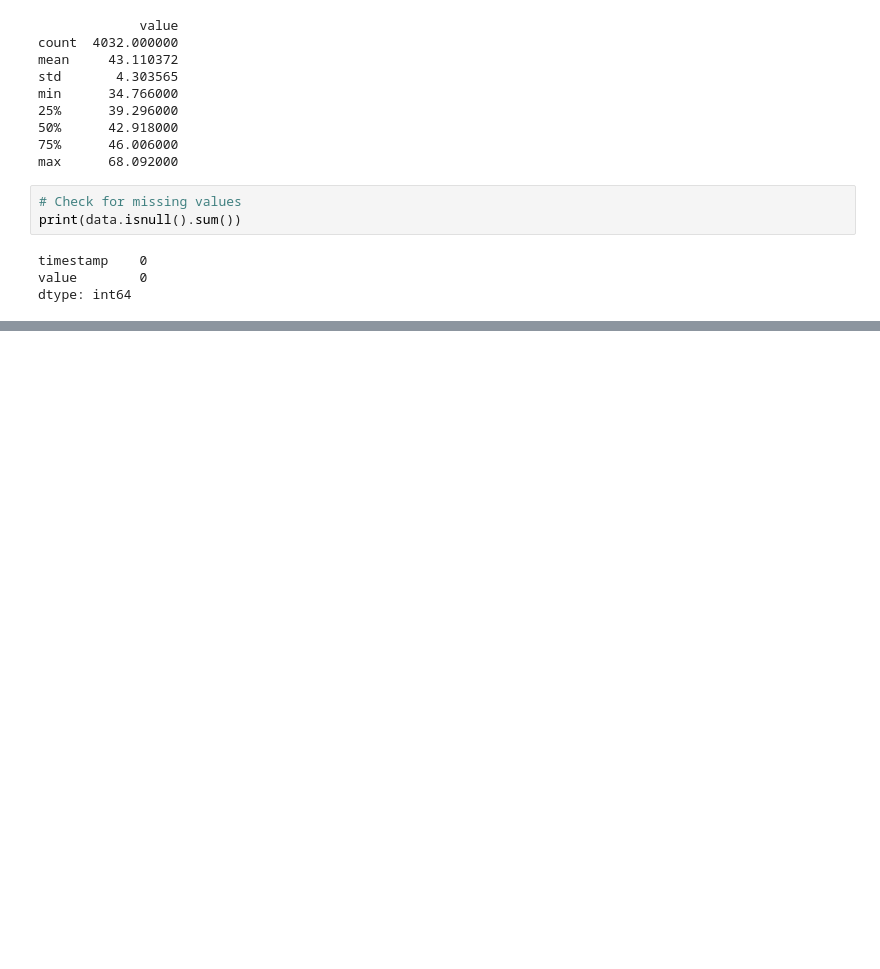
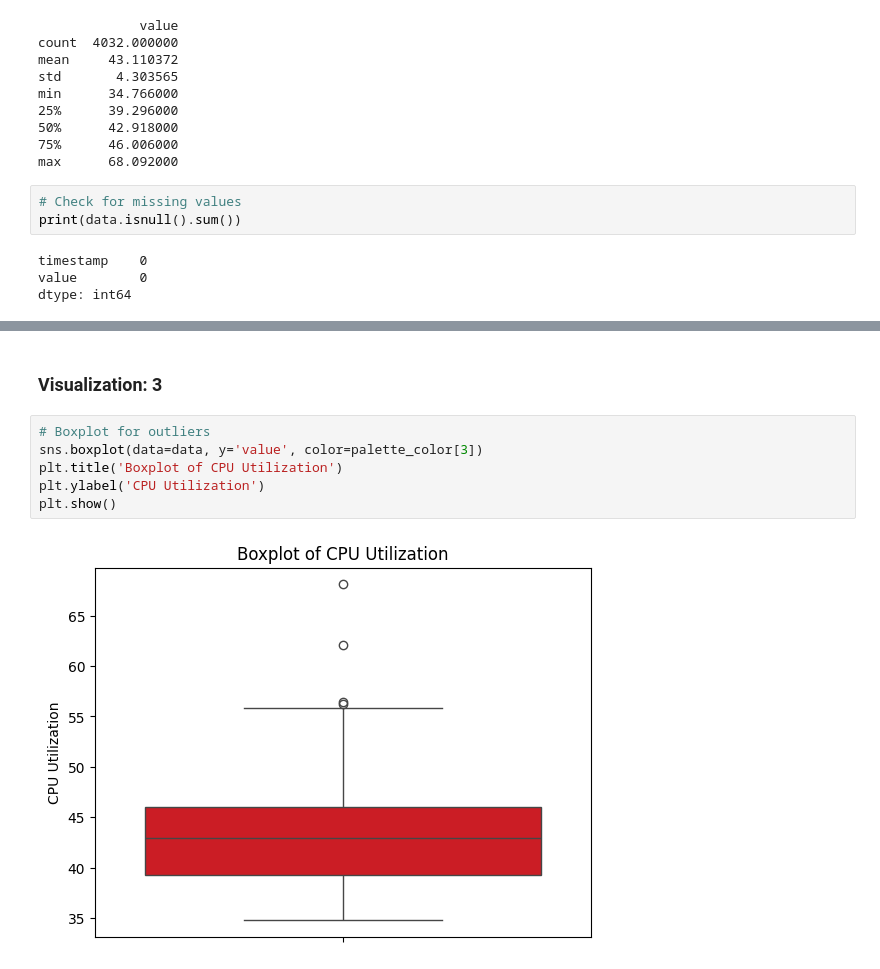
Before and after one commit to UBCSE-ngupta22/CSE676_Assign2, a Jupyter notebook: ngupta22_jatinjay_assignment2_part_2.ipynb, the cells around one changed output, grey strips where cells are left out. Saved outputs shown, nothing was run; the diff lists cells and outputs as text; blank space fills up the shorter version.

```diff
--- a/ngupta22_jatinjay_assignment2_part_2.ipynb
+++ b/ngupta22_jatinjay_assignment2_part_2.ipynb
@@ -35,0 +68,10 @@ dtype: int64
+# %% [markdown]
+### Visualization: 3
+# %%
+# Boxplot for outliers
+sns.boxplot(data=data, y='value', color=palette_color[3])
+plt.title('Boxplot of CPU Utilization')
+plt.ylabel('CPU Utilization')
+plt.show()
+# %% [output]
+[figure, added]
```
Also changed, not shown: parts of 26 cells of this notebook, 1 other file.
